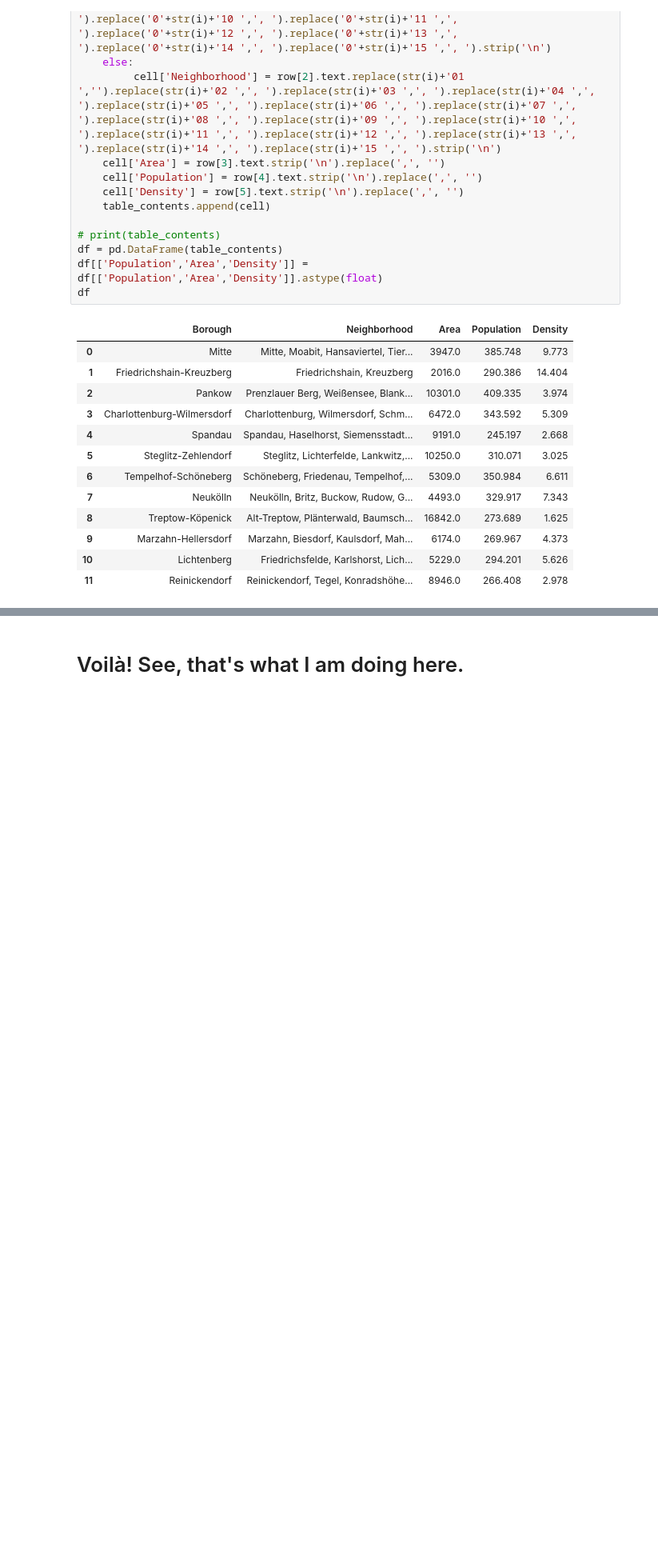
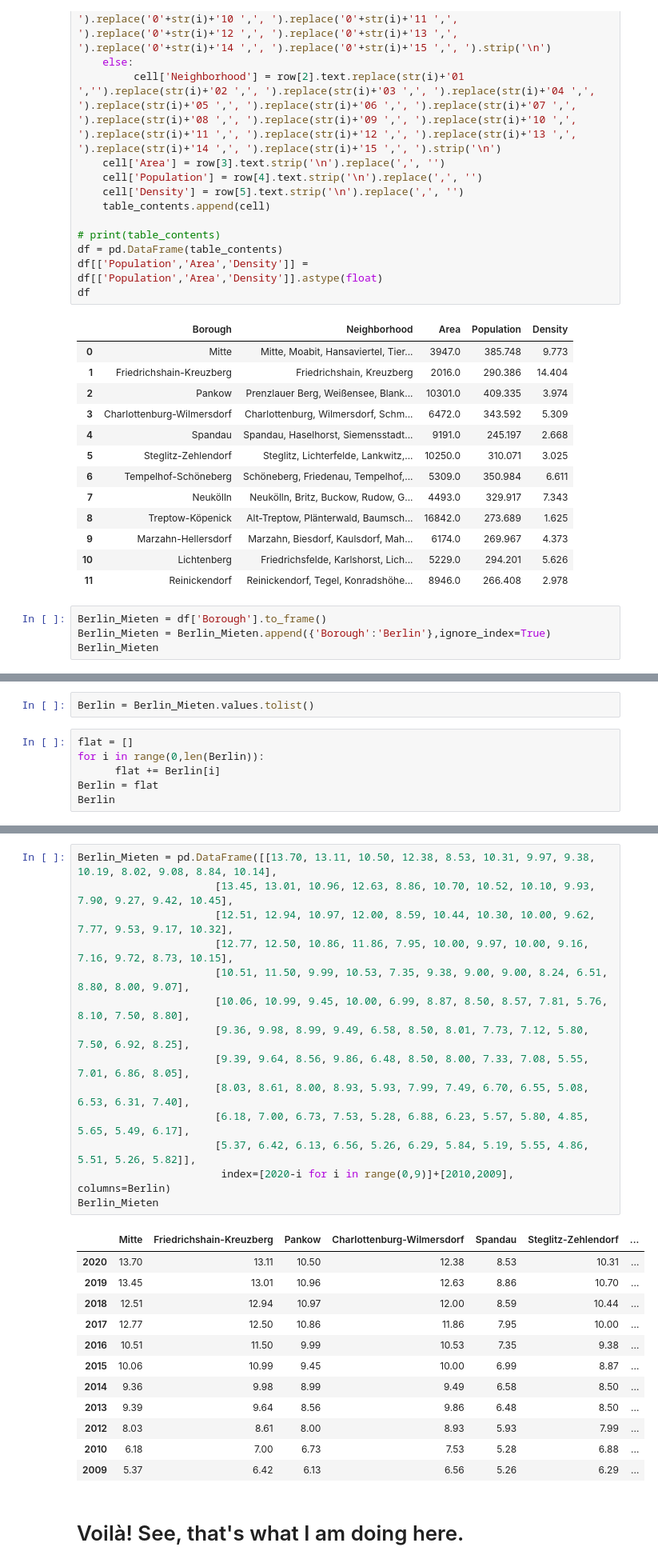
Before and after one commit to cumt559/Coursera_Capstone, a Jupyter notebook: Coursera_Capstone-Final-Assignment.ipynb, the cells around one changed output, grey strips where cells are left out. Shown: that part at 80% size. Saved outputs shown, nothing was run; the diff lists cells and outputs as text; blank space fills up the shorter version.

Commit message:
add the table

```diff
--- a/Coursera_Capstone-Final-Assignment.ipynb
+++ b/Coursera_Capstone-Final-Assignment.ipynb
@@ -47,3 +47,7 @@ df
 | 9 | Marzahn-Hellersdorf | Marzahn, Biesdorf, Kaulsdorf, Mah... | 6174.0 | 269.967 | 4.373 |
 | 10 | Lichtenberg | Friedrichsfelde, Karlshorst, Lich... | 5229.0 | 294.201 | 5.626 |
 | 11 | Reinickendorf | Reinickendorf, Tegel, Konradshöhe... | 8946.0 | 266.408 | 2.978 |
+# %%
+Berlin_Mieten = df['Borough'].to_frame()
+Berlin_Mieten = Berlin_Mieten.append({'Borough':'Berlin'},ignore_index=True)
+Berlin_Mieten
@@ -49,0 +69,8 @@ df
+# %%
+Berlin = Berlin_Mieten.values.tolist()
+# %%
+flat = []
+for i in range(0,len(Berlin)):
+      flat += Berlin[i]
+Berlin = flat
+Berlin
@@ -50,3 +91,30 @@ df
+# %%
+Berlin_Mieten = pd.DataFrame([[13.70, 13.11, 10.50, 12.38, 8.53, 10.31, 9.97, 9.38, 10.19, 8.02, 9.08, 8.84, 10.14],
+                      [13.45, 13.01, 10.96, 12.63, 8.86, 10.70, 10.52, 10.10, 9.93, 7.90, 9.27, 9.42, 10.45],
+                      [12.51, 12.94, 10.97, 12.00, 8.59, 10.44, 10.30, 10.00, 9.62, 7.77, 9.53, 9.17, 10.32],
+                      [12.77, 12.50, 10.86, 11.86, 7.95, 10.00, 9.97, 10.00, 9.16, 7.16, 9.72, 8.73, 10.15],
+                      [10.51, 11.50, 9.99, 10.53, 7.35, 9.38, 9.00, 9.00, 8.24, 6.51, 8.80, 8.00, 9.07],
+                      [10.06, 10.99, 9.45, 10.00, 6.99, 8.87, 8.50, 8.57, 7.81, 5.76, 8.10, 7.50, 8.80],
+                      [9.36, 9.98, 8.99, 9.49, 6.58, 8.50, 8.01, 7.73, 7.12, 5.80, 7.50, 6.92, 8.25],
+                      [9.39, 9.64, 8.56, 9.86, 6.48, 8.50, 8.00, 7.33, 7.08, 5.55, 7.01, 6.86, 8.05],
+                      [8.03, 8.61, 8.00, 8.93, 5.93, 7.99, 7.49, 6.70, 6.55, 5.08, 6.53, 6.31, 7.40],
+                      [6.18, 7.00, 6.73, 7.53, 5.28, 6.88, 6.23, 5.57, 5.80, 4.85, 5.65, 5.49, 6.17],
+                      [5.37, 6.42, 6.13, 6.56, 5.26, 6.29, 5.84, 5.19, 5.55, 4.86, 5.51, 5.26, 5.82]],
+                       index=[2020-i for i in range(0,9)]+[2010,2009], columns=Berlin)
+Berlin_Mieten
+# %% [output]
+|  | Mitte | Friedrichshain-Kreuzberg | Pankow | Charlottenburg-Wilmersdorf | Spandau | Steglitz-Zehlendorf | ... |
+| 2020 | 13.70 | 13.11 | 10.50 | 12.38 | 8.53 | 10.31 | ... |
+| 2019 | 13.45 | 13.01 | 10.96 | 12.63 | 8.86 | 10.70 | ... |
+| 2018 | 12.51 | 12.94 | 10.97 | 12.00 | 8.59 | 10.44 | ... |
+| 2017 | 12.77 | 12.50 | 10.86 | 11.86 | 7.95 | 10.00 | ... |
+| 2016 | 10.51 | 11.50 | 9.99 | 10.53 | 7.35 | 9.38 | ... |
+| 2015 | 10.06 | 10.99 | 9.45 | 10.00 | 6.99 | 8.87 | ... |
+| 2014 | 9.36 | 9.98 | 8.99 | 9.49 | 6.58 | 8.50 | ... |
+| 2013 | 9.39 | 9.64 | 8.56 | 9.86 | 6.48 | 8.50 | ... |
+| 2012 | 8.03 | 8.61 | 8.00 | 8.93 | 5.93 | 7.99 | ... |
+| 2010 | 6.18 | 7.00 | 6.73 | 7.53 | 5.28 | 6.88 | ... |
+| 2009 | 5.37 | 6.42 | 6.13 | 6.56 | 5.26 | 6.29 | ... |
 # %% [markdown]
 # Voilà! See, that's what I am doing here.
 # %%
```
Also changed, not shown: parts of 4 cells of this notebook.
